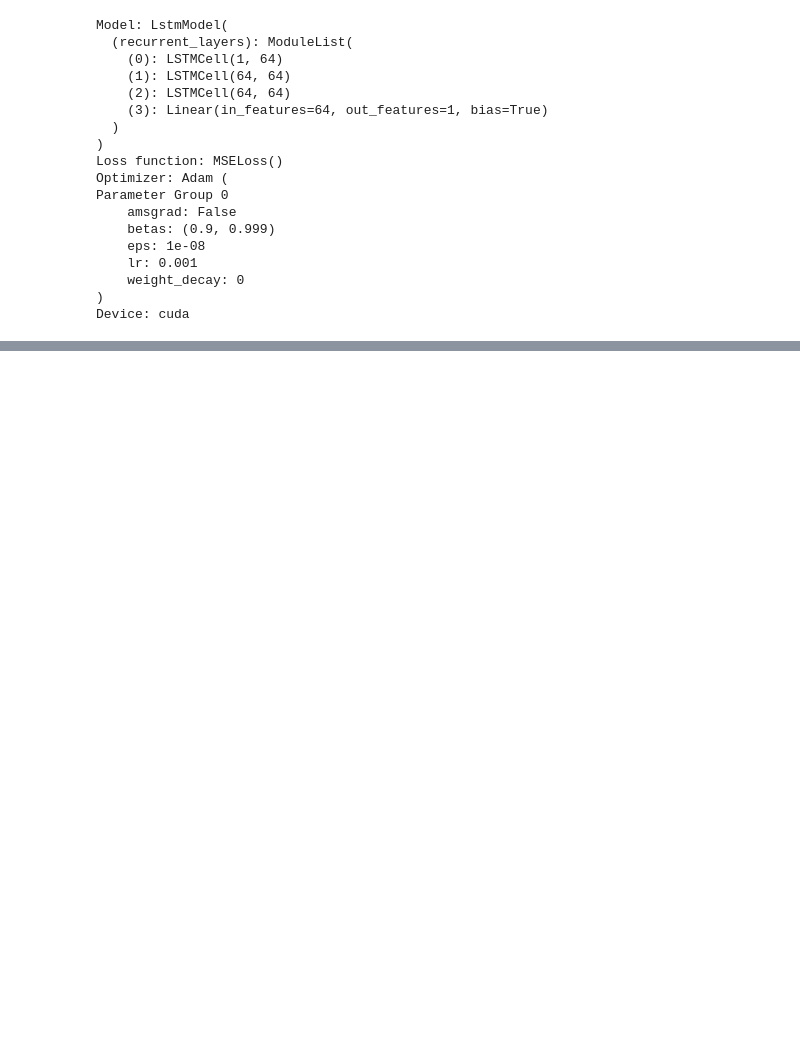
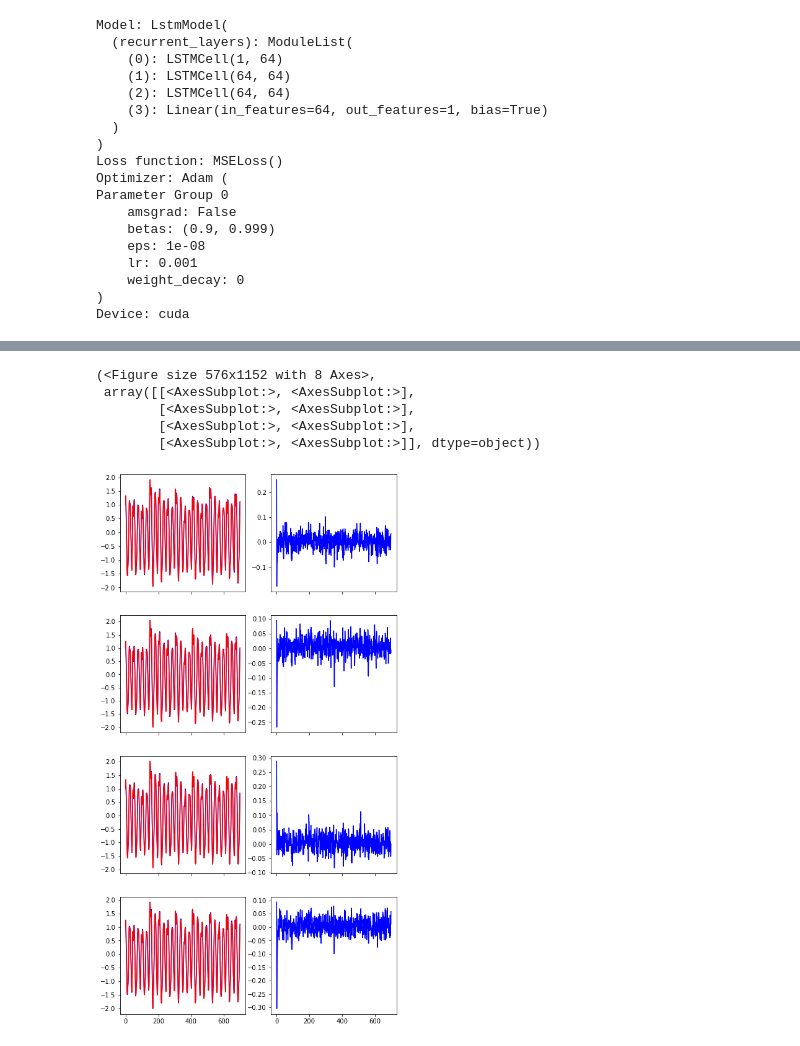
Before and after one commit to jimgammell/sca_defense, a Jupyter notebook: train_lstm_autoencoder.ipynb, the cells around one changed output, grey strips where cells are left out. Cells and saved outputs as stored; diff of their text form; code cells hidden in the pictures; blank space fills up the shorter version.

```diff
--- a/train_lstm_autoencoder.ipynb
+++ b/train_lstm_autoencoder.ipynb
@@ -91,0 +111,11 @@ plt.yscale('log')
+# %%
+from display_results import plot_autoencoder_traces
+traces = next(iter(test_dataloader))[0][:4]
+plot_autoencoder_traces(traces, model, device)
+# %% [output]
+(<Figure size 576x1152 with 8 Axes>,
+ array([[<AxesSubplot:>, <AxesSubplot:>],
+        [<AxesSubplot:>, <AxesSubplot:>],
+        [<AxesSubplot:>, <AxesSubplot:>],
+        [<AxesSubplot:>, <AxesSubplot:>]], dtype=object))
+[figure, added]
```
Also changed, not shown: parts of 7 cells of this notebook, 3 other files.
